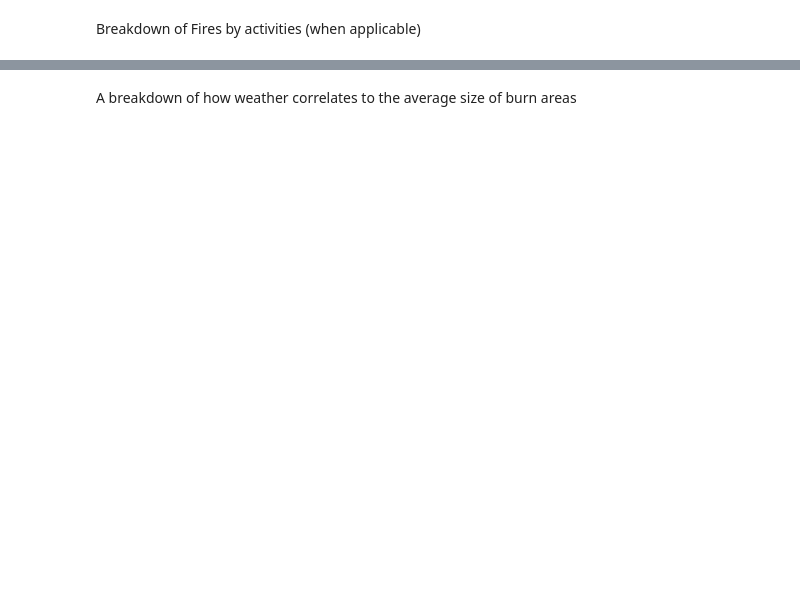
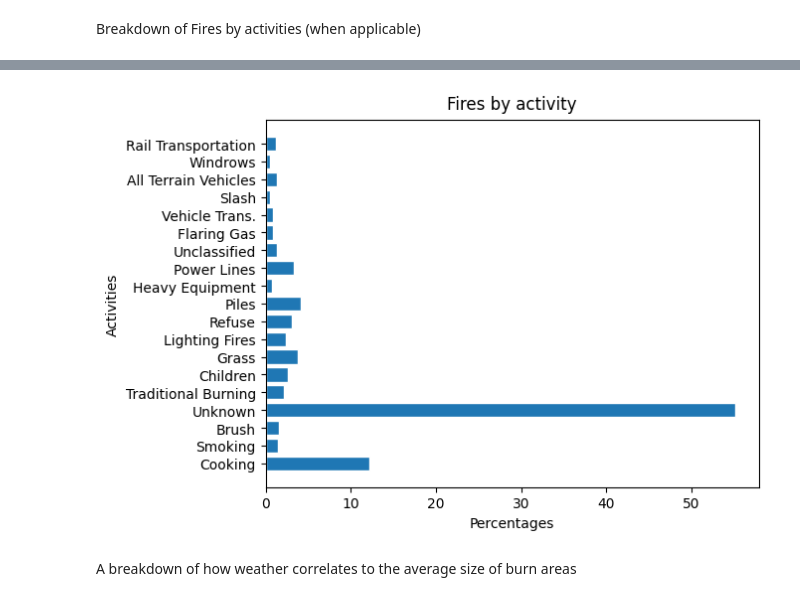
Before and after one commit to david-belman/ECE-143-Wildfire-Project, a Jupyter notebook: results.ipynb, the cells around one changed output, grey strips where cells are left out. Saved outputs shown, nothing was run; the diff lists cells and outputs as text; code cells hidden in the pictures; blank space fills up the shorter version.

```diff
--- a/results.ipynb
+++ b/results.ipynb
@@ -78,3 +77,8 @@ anl.plot_graph_of_series(df["activity_class"].value_counts(sort= False), "pie",
+# %%
+distribution_by_activities = anl.get_operation_of_series_based_on_another_series(df,["activity_class","activity_class"], op= 'norm', threshold=0.5)
+anl.plot_graph_of_series(distribution_by_activities, "barh", "Fires by activity", ["Percentages", "Activities"])
+# %% [output]
+[figure, added]
 # %% [markdown]
 A breakdown of how weather correlates to the average size of burn areas
 # %%
```
Also changed, not shown: parts of 11 cells of this notebook, 1 other file.
